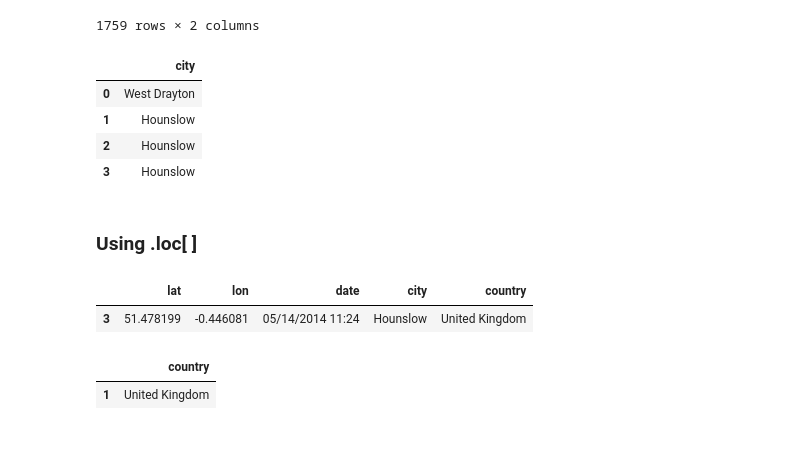
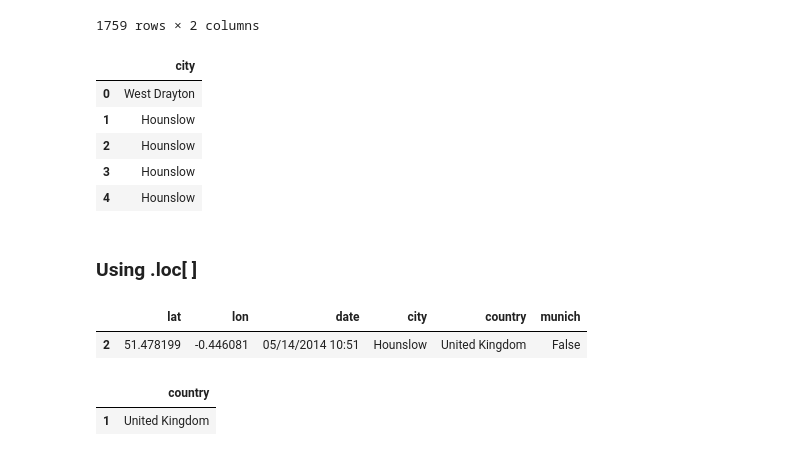
Before and after one commit to qszhao/PTUA2023, a Jupyter notebook: Lab05/Lab05_Pandas.ipynb, the cells around one changed output. Cells and saved outputs as stored; diff of their text form; code cells hidden in the pictures.

```diff
--- a/Lab05/Lab05_Pandas.ipynb
+++ b/Lab05/Lab05_Pandas.ipynb
@@ -60,22 +44,23 @@ df [["city", "country"]]
 # %%
 # Q2: how to get the first 5 rows of the "city" column?
 # %%
-df.loc [[0,1,2,3,], ["city"]]
+df.loc [[0,1,2,3,4], ["city"]]
 # %% [output]
 |  | city |
 | 0 | West Drayton |
 | 1 | Hounslow |
 | 2 | Hounslow |
 | 3 | Hounslow |
+| 4 | Hounslow |
 # %% [markdown]
 ### Using .loc[ ]
 # %%
 # Q3: how to use .loc to select the third row of the dataframe?
 # %%
-df.loc [[3]]
+df.loc [[2]]
 # %% [output]
-|  | lat | lon | date | city | country |
-| 3 | 51.478199 | -0.446081 | 05/14/2014 11:24 | Hounslow | United Kingdom |
+|  | lat | lon | date | city | country | munich |
+| 2 | 51.478199 | -0.446081 | 05/14/2014 10:51 | Hounslow | United Kingdom | False |
 # %%
 # Q4: how to use .loc to select the first row in "country" column?
 # %%
```
Also changed, not shown: parts of 15 cells of this notebook.
